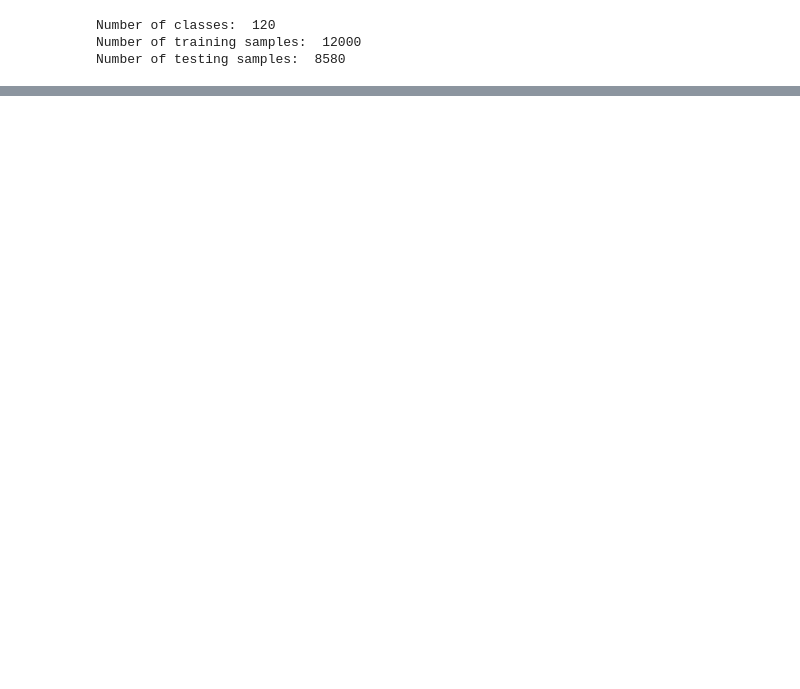
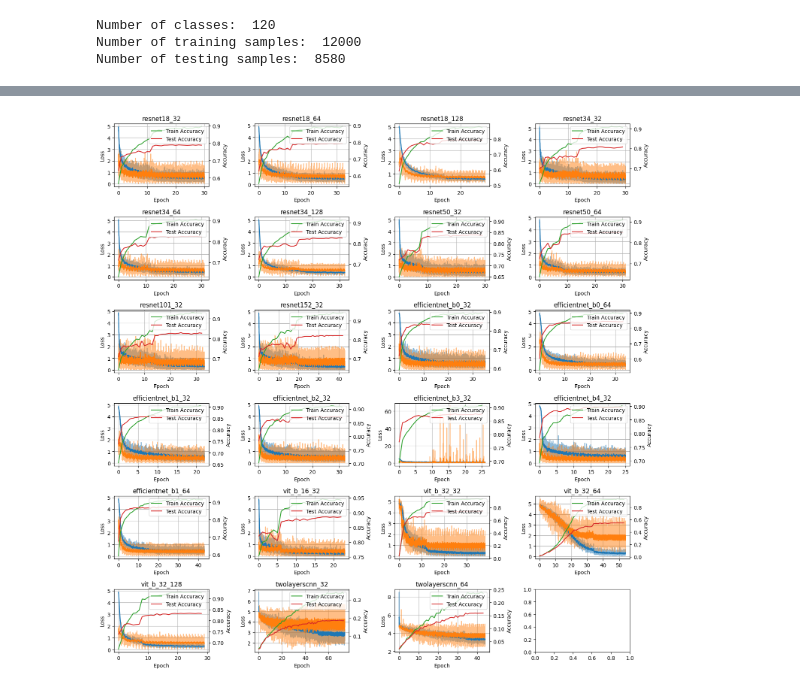
Before and after one commit to ziruiz2024/CMT316CW2, a Jupyter notebook: main.ipynb, the cells around one changed output, grey strips where cells are left out. Drawn from its saved outputs; the diff is of its cells as text; code cells hidden in the pictures; blank space fills up the shorter version.

```diff
--- a/main.ipynb
+++ b/main.ipynb
@@ -379,0 +401,21 @@ print(metrics.classification_report(y_true, y_pred, target_names=list(categories
+# %%
+histories = glob.glob("Histories/*.pkl")
+
+data = []
+for hist in histories:
+    with open(hist, "rb") as f:
+        history = pickle.load(f)
+    model_name = op.basename(hist).replace(".pkl", "")
+    model_name_list = model_name.split("_")
+    model_name = "_".join(model_name_list[:-1])
+    batch_size = int(model_name_list[-1])
+
+    data.append(dict(
+        model=model_name,
+        batch_size=batch_size,
+        train_acc_best="{:.4f}".format(max(history['train_accs'])),
+        test_acc_best="{:.4f}".format(max(history['test_accs'])),
+    ))
+
+result_df = pd.DataFrame(data)
+print(result_df.to_markdown())
@@ -379,0 +440,17 @@ print(metrics.classification_report(y_true, y_pred, target_names=list(categories
+# %%
+fig, axes = plt.subplots(6, 4, figsize=(15, 15))
+axes = axes.flatten()
+
+for i, hist in enumerate(histories):
+    with open(hist, "rb") as f:
+        history = pickle.load(f)
+    name = op.basename(hist).replace(".pkl", "")
+    ax = axes[i]
+    plot_history(history, ax=ax)
+    ax.set_title(name)
+
+
+plt.tight_layout()
+plt.show()
+# %% [output]
+[figure, added]
```
Also changed, not shown: parts of 8 cells of this notebook.
